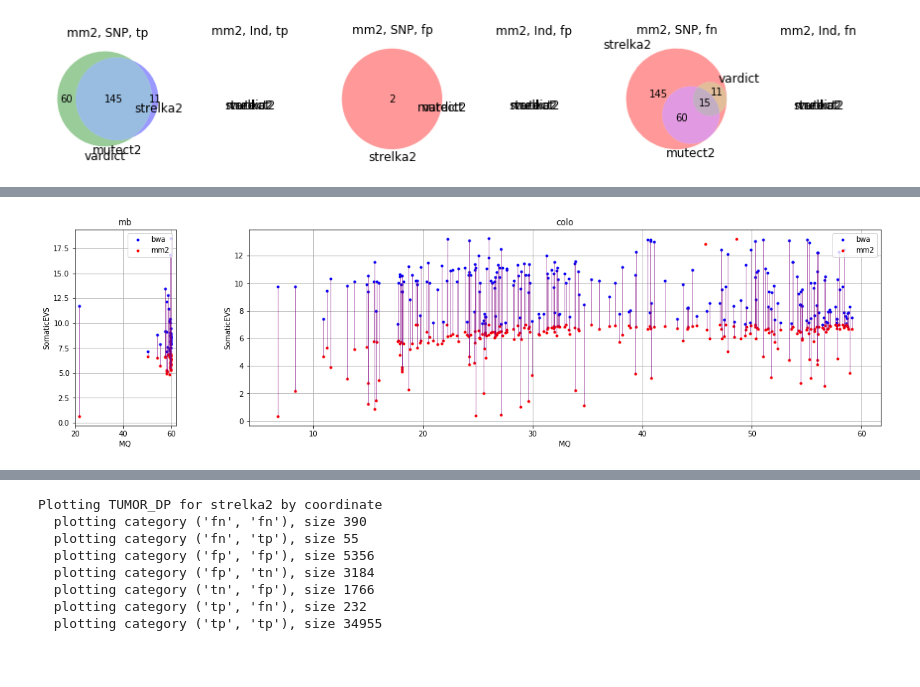
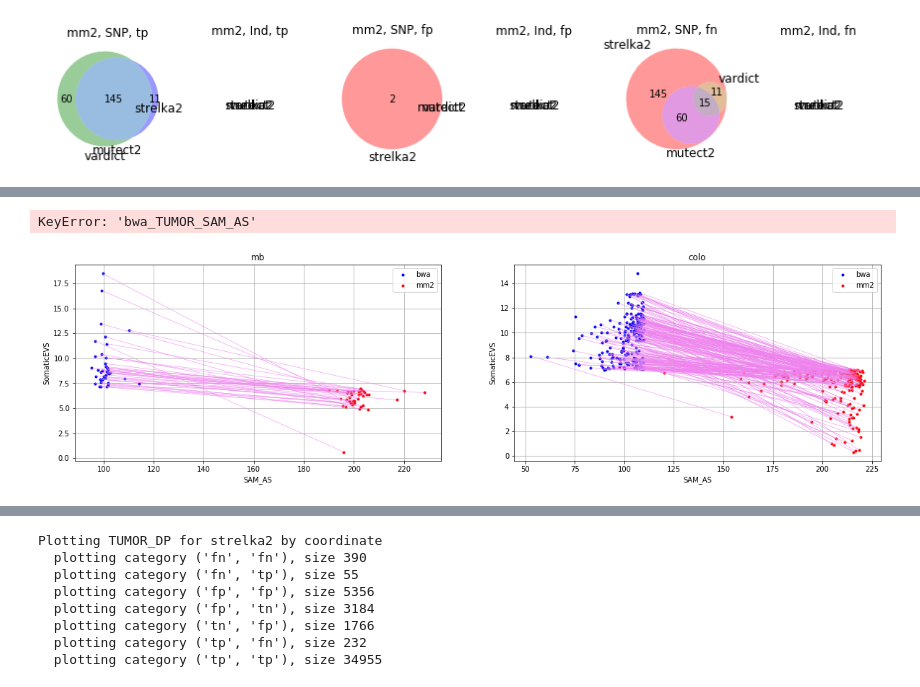
Before and after one commit to umccr/umccrise, a Jupyter notebook: analysis/minimap2/Minimap2_explore.ipynb, the cells around one changed output, grey strips where cells are left out. Cells and saved outputs as stored; diff of their text form; code cells hidden in the pictures.

```diff
--- a/analysis/minimap2/Minimap2_explore.ipynb
+++ b/analysis/minimap2/Minimap2_explore.ipynb
@@ -504,12 +507,16 @@ See the caveats in the documentation: http://pandas.pydata.org/pandas-docs/stabl
 # %%
 # Getting only strelka2 unique FN SNPs
 small_dfs = dict()
-for bn in 'mb', 'colo':
-    v = VCF(f'strelka_snp_uniq_fn/{bn}_strelka_snp_uniq_fn.vcf.gz')
-    coords = set([(r.POS) for r in v])
-    print(len(coords))
+for bn in ['mb', 'colo']:
+    print(bn)
+    v = VCF(f'strelka2_snp_uniq_fn/{bn}_strelka_snp_uniq_fn.vcf.gz')
+    labels = list(set([f'{rec.CHROM}:{rec.POS}-{rec.REF}>{rec.ALT[0]}' for rec in v]))
     sdf = benchmark_d[bn]['df']
-    sdf = sdf[sdf['pos'].isin(coords)]
+    #sdf['label'].isin(labels)
+    print(len(labels))
+    #print(set(sdf['label'].values) & set(labels))
+    #print(len(sdf[sdf['label'].isin(labels)]))
+    sdf = sdf[sdf.index.isin(labels)]
     print(len(sdf))
     small_dfs[bn] = sdf
 # %% [output]
@@ -644,39 +798,44 @@ colo: Average _SomaticEVS difference 3.830043668439815
+# %%
+plot_tags({b['name']: b['df'] for b in benchmark_d.values()}, only_stats=True)
+# %% [output]
+KeyError: 'bwa_TUMOR_SAM_AS'
 # %%
 # For unique Strelka2+BWA FP, plotting differences with minimap2
 from matplotlib import gridspec
 import pandas as pd
 import numpy as np
 
-for get_xs_df, xlabel in [
-    (lambda d: d[f'{aln}_TUMOR_MQ'],                                   'MQ'),
-    (lambda d: abs(d[f'{aln}_ReadPosRankSum']),                        'abs(ReadPosRankSum)'),
-    (lambda d: d[f'{aln}_TUMOR_MQ'] * abs(d[f'{aln}_ReadPosRankSum']), 'MQ * abs(ReadPosRankSum)'),
-]:
-    fig = plt.figure(figsize=(20, 5))
-    grid = gridspec.GridSpec(1, 2, width_ratios=[40, 250])
-    for i, bn in enumerate(df_by_benchmark):
-        df = by_bn[bn]
-        ax = plt.subplot(grid[i], label=bn)
+def plot_tags_to_evs(df_by_bn):
+    for get_xs_df, xlabel in [
+        (lambda d, aln: d[f'{aln}_TUMOR_SAM_AS'],                               'SAM_AS'),
+        (lambda d, aln: d[f'{aln}_TUMOR_SAM_XS'],                               'SAM_XS'),
+        (lambda d, aln: d[f'{aln}_TUMOR_SAM_NM'],                               'SAM_NM'),
+        (lambda d, aln: d[f'{aln}_TUMOR_SAM_MQ'],                               'SAM_MQ'),
+        (lambda d, aln: d[f'{aln}_TUMOR_MQ'],                                   'MQ'),
+        (lambda d, aln: d[f'{aln}_TUMOR_DP'],                                   'DP'),
+        (lambda d, aln: abs(d[f'{aln}_ReadPosRankSum']),                        'abs(ReadPosRankSum)'),
+    #     (lambda d: d[f'{aln}_TUMOR_MQ'] * abs(d[f'{aln}_ReadPosRankSum']), 'MQ * abs(ReadPosRankSum)'),
+    ]:
+        fig = plt.figure(figsize=(20, 5))
+        grid = gridspec.GridSpec(1, 2, width_ratios=[100, 100])
+        for i, (bn, df) in enumerate(df_by_bn.items()):
+            ax = plt.subplot(grid[i], label=bn)
 
-        xss = [get_xs_df(df).tolist() for aln in ['bwa', 'mm2']]
-        yss = [df[f'{aln}_SomaticEVS'].tolist() for aln in ['bwa', 'mm2']]
+            # What x is plotted - from bwa or mm2?
+            xss = [get_xs_df(df, aln).tolist() for aln in ['bwa', 'mm2']]
+            yss = [df[f'{aln}_SomaticEVS'].tolist() for aln in ['bwa', 'mm2']]
 
-        for j, aln in enumerate(['bwa', 'mm2']):
-            ax.plot(xss[j], yss[j], '.', c=bright_colors[j], label=f'{aln}')
+            for j, aln in enumerate(['bwa', 'mm2']):
+                ax.plot(xss[j], yss[j], '.', c=bright_colors[j], label=f'{aln}')
 
-        for x, ((x1, x2), (y1, y2)) in enumerate(zip(list(zip(*xss)), list(zip(*yss)))):
-            line_clr = None
-            if d1 is not None and d2 is not None:
-                line_clr = 'purple'
-            elif d1 is not None:
-                line_clr = 'red'
-            elif d2 is not None:
-                line_clr = 'blue'
-            ax.plot([x1, x2], [y1, y2], '-', c=line_clr, lw=0.5)
-        ax.set_xlabel(xlabel)
-        ax.set_ylabel('SomaticEVS')
-        ax.set_title(label=bn)
-        ax.legend(*ax.get_legend_handles_labels(), loc=1)
-        plt.grid()
+            for x, ((x1, x2), (y1, y2)) in enumerate(zip(list(zip(*xss)), list(zip(*yss)))):
+                ax.plot([x1, x2], [y1, y2], '-', c='violet', lw=0.5)
+            ax.set_xlabel(xlabel)
+            ax.set_ylabel('SomaticEVS')
+            ax.set_title(label=bn)
+            ax.legend(*ax.get_legend_handles_labels(), loc=1)
+            plt.grid()
+
+plot_tags_to_evs(tp_bwa_strelka_by_bn)
 # %% [output]
-[figure, old version]
+[figure, new version]
```
Also changed, not shown: parts of 19 cells of this notebook.
